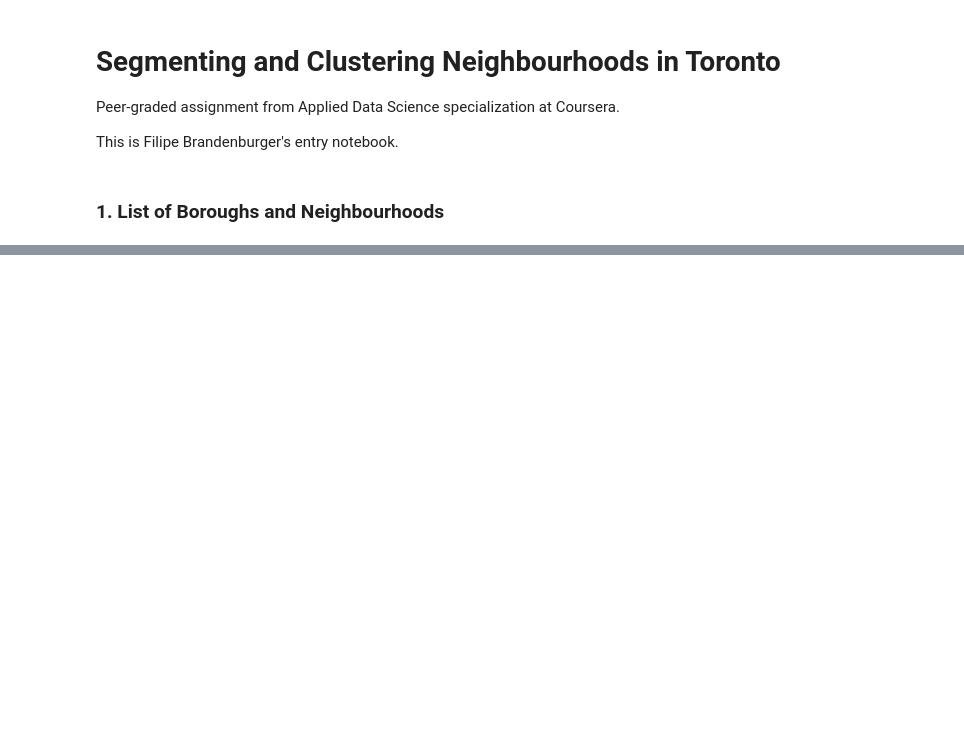
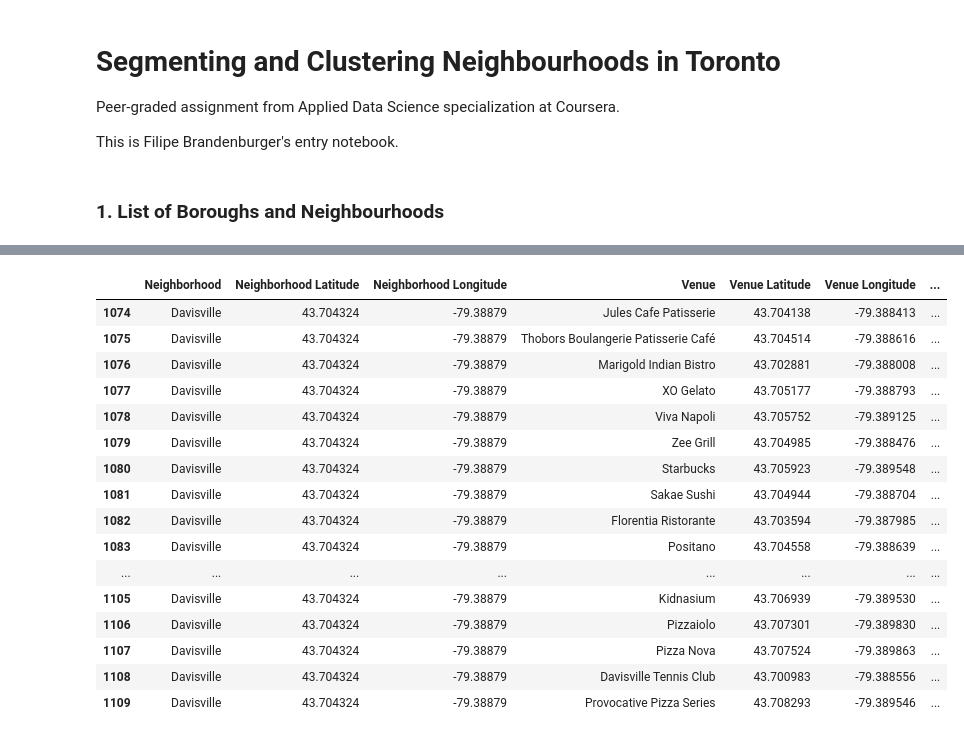
Before and after one commit to filbranden/coursera-capstone, a Jupyter notebook: toronto-neighbourhoods.ipynb, the cells around one changed output, grey strips where cells are left out. Drawn from its saved outputs; the diff is of its cells as text; code cells hidden in the pictures; blank space fills up the shorter version.

```diff
--- a/toronto-neighbourhoods.ipynb
+++ b/toronto-neighbourhoods.ipynb
@@ -43,0 +228,20 @@ toronto_hoods_df.head()
+# %%
+toronto_venues_df[toronto_venues_df["Neighborhood"] == "Davisville"]
+# %% [output]
+|  | Neighborhood | Neighborhood Latitude | Neighborhood Longitude | Venue | Venue Latitude | Venue Longitude | ... |
+| 1074 | Davisville | 43.704324 | -79.38879 | Jules Cafe Patisserie | 43.704138 | -79.388413 | ... |
+| 1075 | Davisville | 43.704324 | -79.38879 | Thobors Boulangerie Patisserie Café | 43.704514 | -79.388616 | ... |
+| 1076 | Davisville | 43.704324 | -79.38879 | Marigold Indian Bistro | 43.702881 | -79.388008 | ... |
+| 1077 | Davisville | 43.704324 | -79.38879 | XO Gelato | 43.705177 | -79.388793 | ... |
+| 1078 | Davisville | 43.704324 | -79.38879 | Viva Napoli | 43.705752 | -79.389125 | ... |
+| 1079 | Davisville | 43.704324 | -79.38879 | Zee Grill | 43.704985 | -79.388476 | ... |
+| 1080 | Davisville | 43.704324 | -79.38879 | Starbucks | 43.705923 | -79.389548 | ... |
+| 1081 | Davisville | 43.704324 | -79.38879 | Sakae Sushi | 43.704944 | -79.388704 | ... |
+| 1082 | Davisville | 43.704324 | -79.38879 | Florentia Ristorante | 43.703594 | -79.387985 | ... |
+| 1083 | Davisville | 43.704324 | -79.38879 | Positano | 43.704558 | -79.388639 | ... |
+| ... | ... | ... | ... | ... | ... | ... | ... |
+| 1105 | Davisville | 43.704324 | -79.38879 | Kidnasium | 43.706939 | -79.389530 | ... |
+| 1106 | Davisville | 43.704324 | -79.38879 | Pizzaiolo | 43.707301 | -79.389830 | ... |
+| 1107 | Davisville | 43.704324 | -79.38879 | Pizza Nova | 43.707524 | -79.389863 | ... |
+| 1108 | Davisville | 43.704324 | -79.38879 | Davisville Tennis Club | 43.700983 | -79.388556 | ... |
+| 1109 | Davisville | 43.704324 | -79.38879 | Provocative Pizza Series | 43.708293 | -79.389546 | ... |
```
Also changed, not shown: parts of 30 cells of this notebook.
